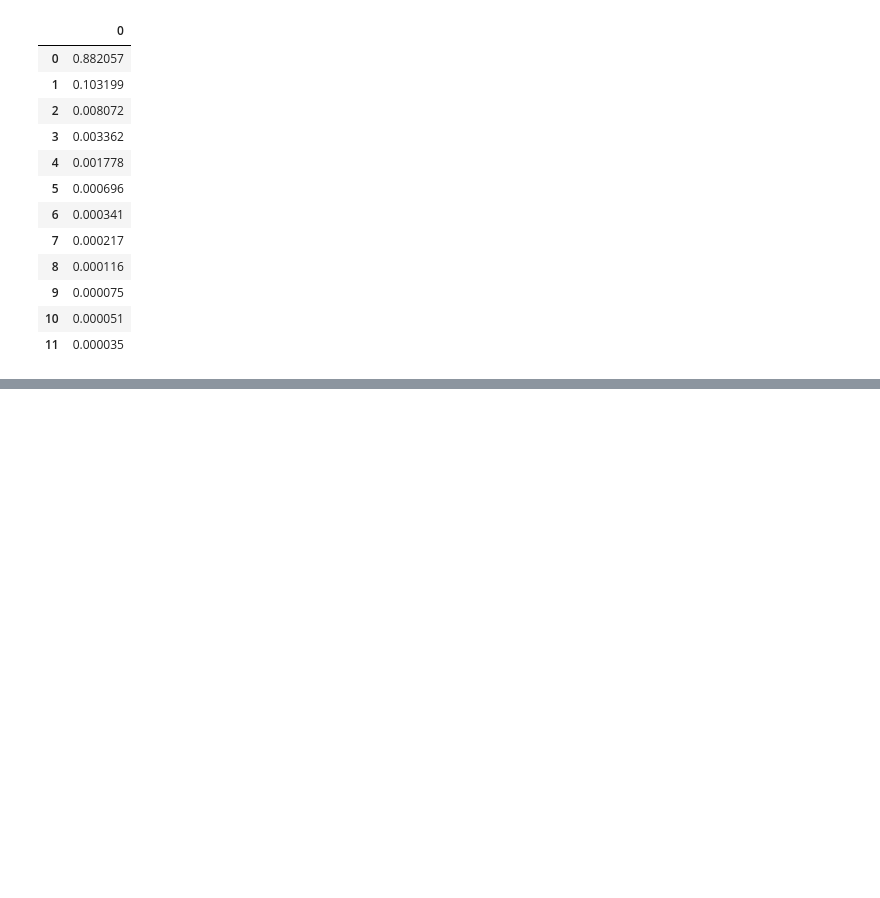
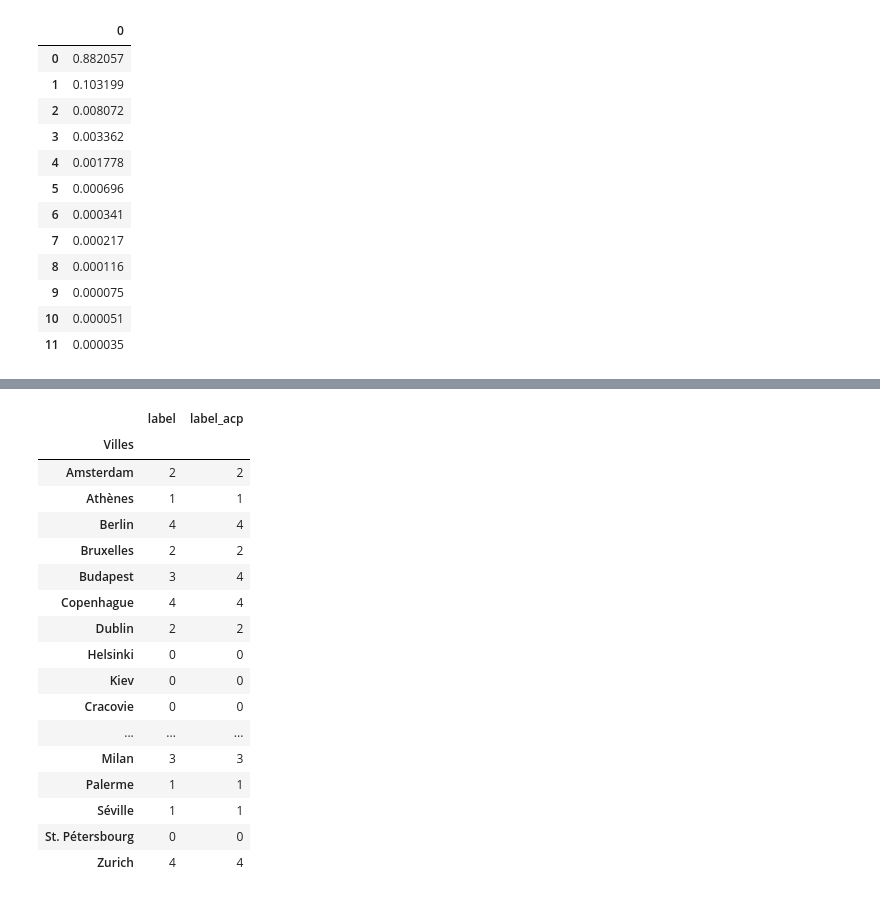
Before and after one commit to Cleamx/L3, a Jupyter notebook: S2/IA/capitales.ipynb, the cells around one changed output, grey strips where cells are left out. Saved outputs shown, nothing was run; the diff lists cells and outputs as text; code cells hidden in the pictures; blank space fills up the shorter version.

```diff
--- a/S2/IA/capitales.ipynb
+++ b/S2/IA/capitales.ipynb
@@ -75,0 +91,3 @@ pd.DataFrame(model.explained_variance_ratio_)
+# %%
+CAH = pd.DataFrame({'label' : capitales_cah.labels_}, index=capitales.index)
+CAH
@@ -75,0 +113,25 @@ pd.DataFrame(model.explained_variance_ratio_)
+# %%
+capitales_acp = capitales_acp.iloc[ : , :2]
+model = AgglomerativeClustering(distance_threshold=None, n_clusters=6)
+model.fit(capitales_acp)
+CAH["label_acp"] = model.labels_
+CAH
+# %% [output]
+|  | label | label_acp |
+| Villes |  |  |
+| Amsterdam | 2 | 2 |
+| Athènes | 1 | 1 |
+| Berlin | 4 | 4 |
+| Bruxelles | 2 | 2 |
+| Budapest | 3 | 4 |
+| Copenhague | 4 | 4 |
+| Dublin | 2 | 2 |
+| Helsinki | 0 | 0 |
+| Kiev | 0 | 0 |
+| Cracovie | 0 | 0 |
+| ... | ... | ... |
+| Milan | 3 | 3 |
+| Palerme | 1 | 1 |
+| Séville | 1 | 1 |
+| St. Pétersbourg | 0 | 0 |
+| Zurich | 4 | 4 |
```
Also changed, not shown: parts of 6 cells of this notebook, 6 other files.
